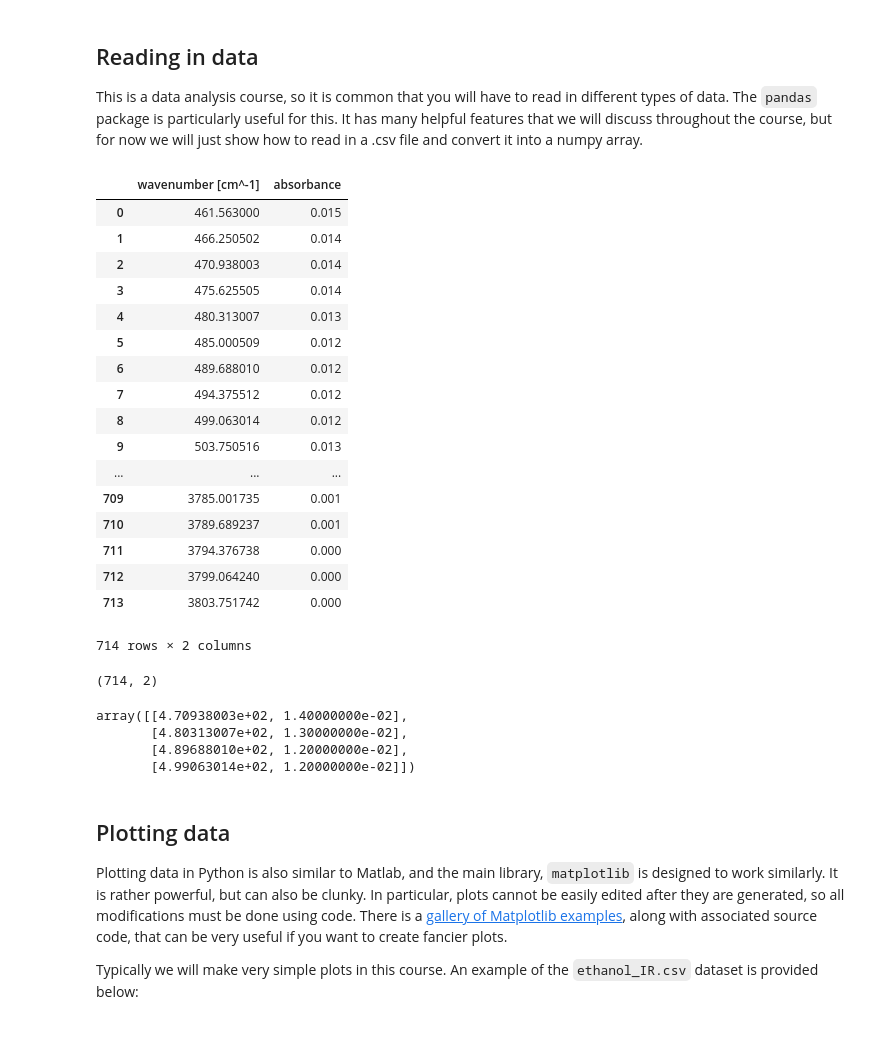
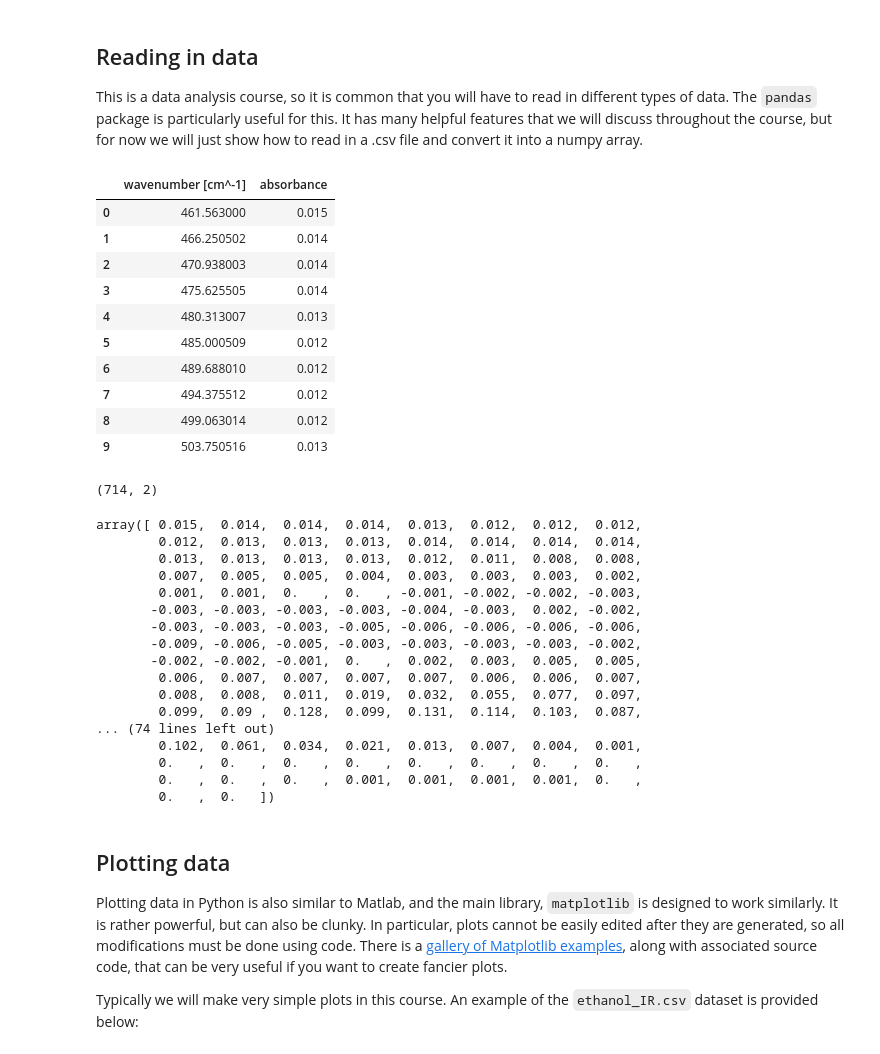
Before and after one commit to medford-group/data_analytics_ChE, a Jupyter notebook: 0-introduction/lecture-python_basics.ipynb, the cells around one changed output. Saved outputs shown, nothing was run; the diff lists cells and outputs as text; code cells hidden in the pictures.

```diff
--- a/0-introduction/lecture-python_basics.ipynb
+++ b/0-introduction/lecture-python_basics.ipynb
@@ -230,39 +162,45 @@ This is a data analysis course, so it is common that you will have to read in di
 # %%
 import pandas as pd
 
 df = pd.read_csv("data/ethanol_IR.csv")
-df
+df.head(10)
 # %% [output]
 |  | wavenumber [cm^-1] | absorbance |
 | 0 | 461.563000 | 0.015 |
 | 1 | 466.250502 | 0.014 |
 | 2 | 470.938003 | 0.014 |
 | 3 | 475.625505 | 0.014 |
 | 4 | 480.313007 | 0.013 |
 | 5 | 485.000509 | 0.012 |
 | 6 | 489.688010 | 0.012 |
 | 7 | 494.375512 | 0.012 |
 | 8 | 499.063014 | 0.012 |
 | 9 | 503.750516 | 0.013 |
-| ... | ... | ... |
-| 709 | 3785.001735 | 0.001 |
-| 710 | 3789.689237 | 0.001 |
-| 711 | 3794.376738 | 0.000 |
-| 712 | 3799.064240 | 0.000 |
-| 713 | 3803.751742 | 0.000 |
-714 rows × 2 columns
 # %%
 X = df.values
 X.shape
 # %% [output]
 (714, 2)
-# %%
-X[2:10:2,:]
-# %% [output]
-array([[4.70938003e+02, 1.40000000e-02],
-       [4.80313007e+02, 1.30000000e-02],
-       [4.89688010e+02, 1.20000000e-02],
-       [4.99063014e+02, 1.20000000e-02]])
+# %%
+X[:,1]
+# %% [output]
+array([ 0.015,  0.014,  0.014,  0.014,  0.013,  0.012,  0.012,  0.012,
+        0.012,  0.013,  0.013,  0.013,  0.014,  0.014,  0.014,  0.014,
+        0.013,  0.013,  0.013,  0.013,  0.012,  0.011,  0.008,  0.008,
+        0.007,  0.005,  0.005,  0.004,  0.003,  0.003,  0.003,  0.002,
+        0.001,  0.001,  0.   ,  0.   , -0.001, -0.002, -0.002, -0.003,
+       -0.003, -0.003, -0.003, -0.003, -0.004, -0.003,  0.002, -0.002,
+       -0.003, -0.003, -0.003, -0.005, -0.006, -0.006, -0.006, -0.006,
+       -0.009, -0.006, -0.005, -0.003, -0.003, -0.003, -0.003, -0.002,
+       -0.002, -0.002, -0.001,  0.   ,  0.002,  0.003,  0.005,  0.005,
+        0.006,  0.007,  0.007,  0.007,  0.007,  0.006,  0.006,  0.007,
+        0.008,  0.008,  0.011,  0.019,  0.032,  0.055,  0.077,  0.097,
+        0.099,  0.09 ,  0.128,  0.099,  0.131,  0.114,  0.103,  0.087,
+... (74 lines left out)
+        0.102,  0.061,  0.034,  0.021,  0.013,  0.007,  0.004,  0.001,
+        0.   ,  0.   ,  0.   ,  0.   ,  0.   ,  0.   ,  0.   ,  0.   ,
+        0.   ,  0.   ,  0.   ,  0.001,  0.001,  0.001,  0.001,  0.   ,
+        0.   ,  0.   ])
 # %% [markdown]
 ## Plotting data
 
```
Also changed, not shown: parts of 27 cells of this notebook, 17 other files.
